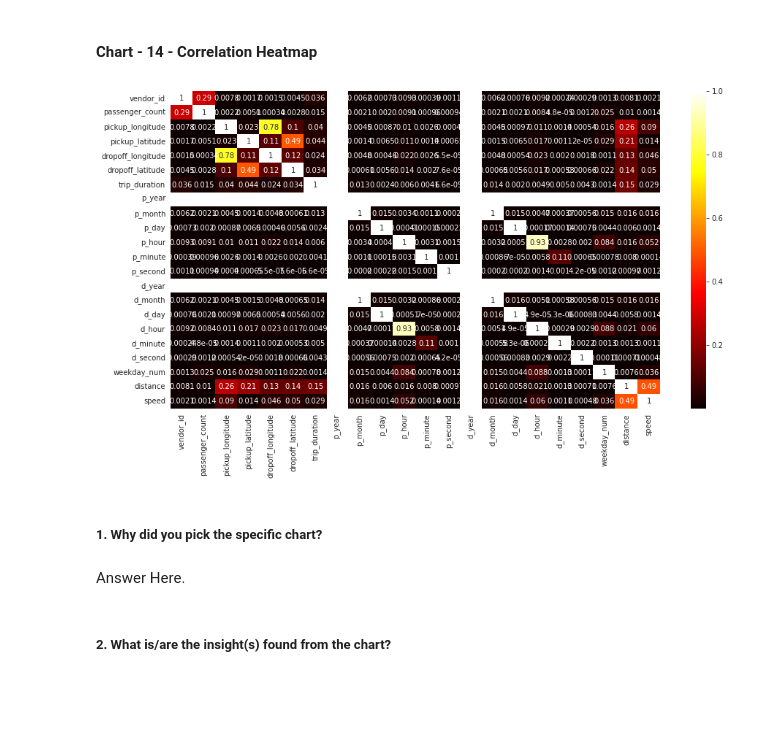
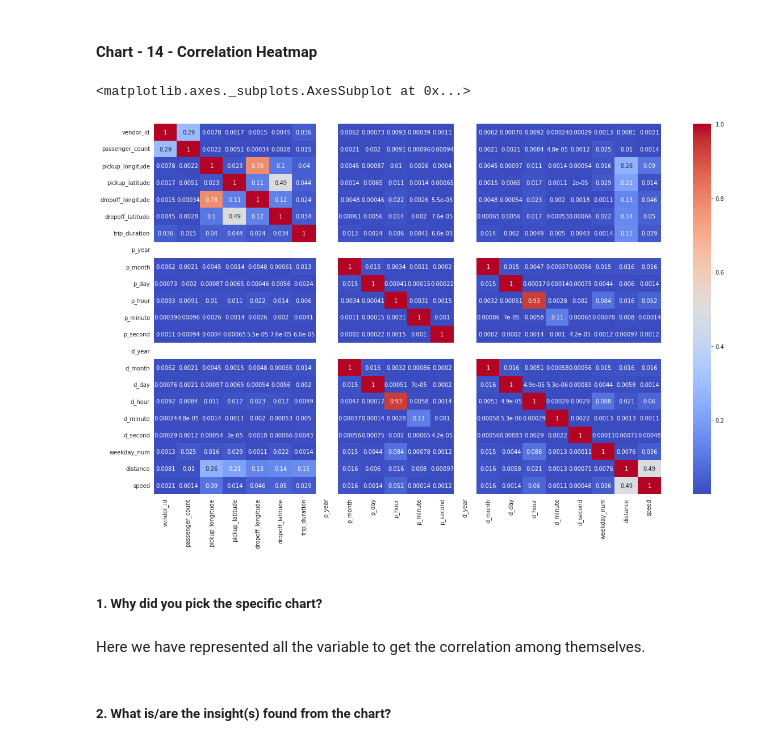
Before and after one commit to ritik1804k/-ML---Regression-Capstone-Project, a Jupyter notebook: Supervised_ML_Regression_Capstone_Project_.ipynb, the cells around one changed output. Saved outputs shown, nothing was run; the diff lists cells and outputs as text; code cells hidden in the pictures; blank space fills up the shorter version.

```diff
--- a/Supervised_ML_Regression_Capstone_Project_.ipynb
+++ b/Supervised_ML_Regression_Capstone_Project_.ipynb
@@ -806,16 +848,16 @@ There may be an opportunity to offer targeted services or promotions on Sundays
 #### Chart - 14 - Correlation Heatmap
 # %%
 # Correlation Heatmap visualization code
-plt.figure(figsize=(15,8))
+plt.figure(figsize=(20,12))
 correlation = data.corr()
-sns.heatmap(abs(correlation), annot=True,cmap="hot")
-plt.show()
+sns.heatmap(abs(correlation), annot=True, cmap='coolwarm')
 # %% [output]
+<matplotlib.axes._subplots.AxesSubplot at 0x...>
-[figure, old version]
+[figure, new version]
 # %% [markdown]
 ##### 1. Why did you pick the specific chart?
-# %% [markdown]
-Answer Here.
+# %% [markdown]
+Here we have represented all the variable to get the correlation among themselves.
 # %% [markdown]
 ##### 2. What is/are the insight(s) found from the chart?
 # %% [markdown]
```
Also changed, not shown: parts of 41 cells of this notebook.
